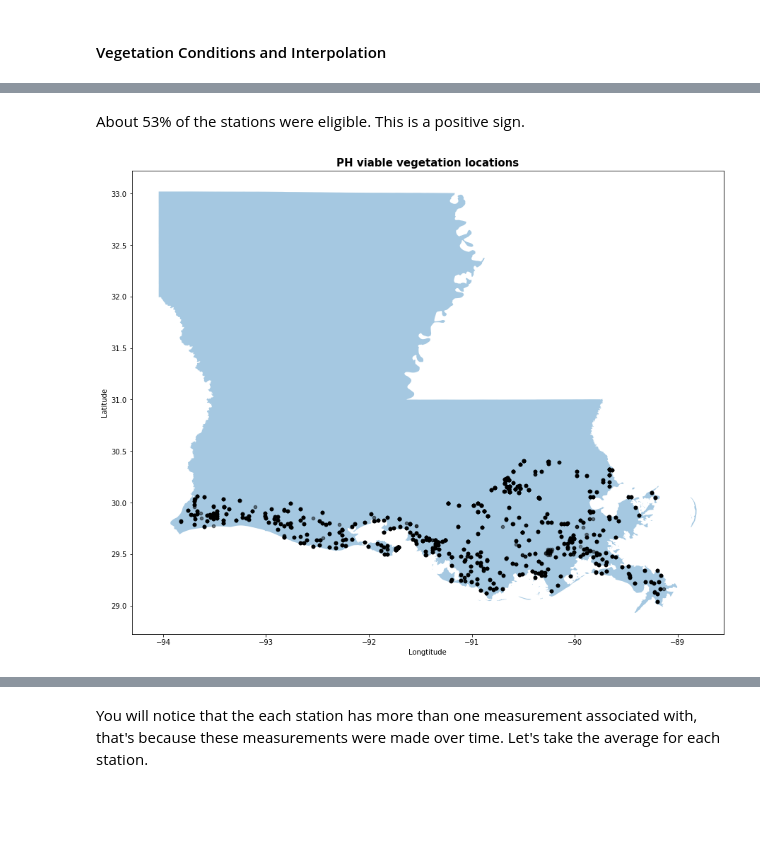
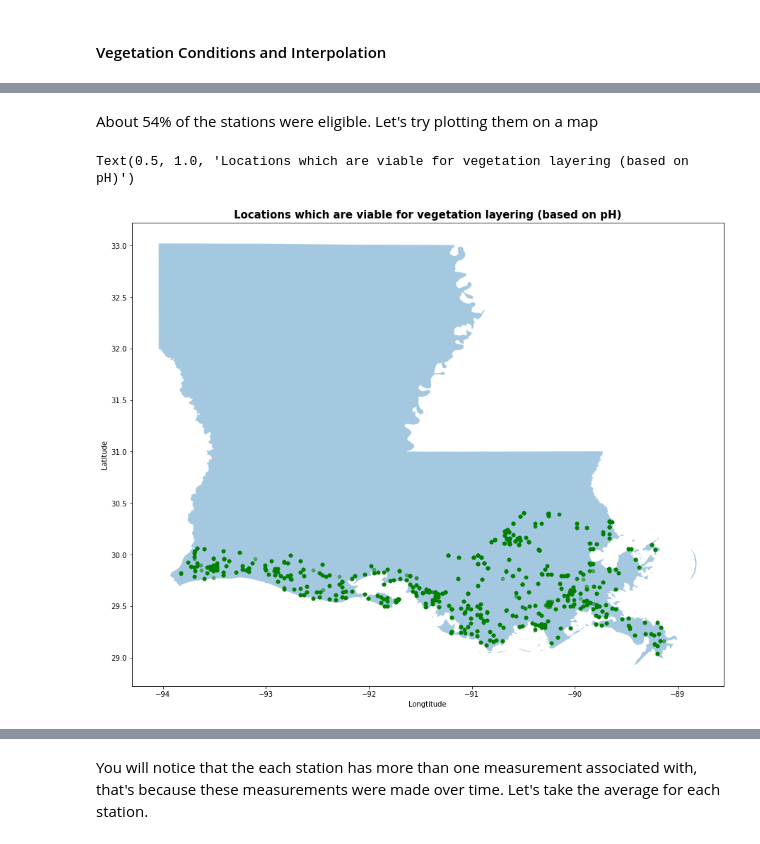
Before and after one commit to MinaSSaleh/MinaSSaleh.github.io, a Jupyter notebook: FinalTutorial.ipynb, the cells around one changed output, grey strips where cells are left out. Cells and saved outputs as stored; diff of their text form; code cells hidden in the pictures; blank space fills up the shorter version.

```diff
--- a/FinalTutorial.ipynb
+++ b/FinalTutorial.ipynb
@@ -70,8 +70,8 @@ After downloading and unzipping, we are left with csv files. We shall install th
 in preparation for the load step below. Let's have a look.
 # %%
 # Load the data into pandas dataframes.
-hydro_untidy = pd.read_csv(pjoin("data", "Full_Discrete_hydrographic.csv"), encoding="latin1")
 accretion_untidy = pd.read_csv(pjoin("data", "Full_Accretion.csv"), encoding="latin1")
+hydro_untidy = pd.read_csv(pjoin("data", "Full_Discrete_Hydrographic.csv"), encoding="latin1")
 biomass_untidy = pd.read_csv(pjoin("data", "Full_Biomass.csv"), encoding="latin1")
 soil_untidy = pd.read_csv(pjoin("data", "Full_Soil_Properties.csv"), encoding="latin1")
 # Take a look at the data
@@ -368,6 +370,6 @@ Plant roots can sturdy the structure of the sand, and reduce the risk of erosion
 # %%
 unique_stations=(pd.unique(soil["Station ID"]))
-pH_eligible=soil[(soil["Soil pH"] < 8.6) & (soil["Soil pH"] > 5)]
+pH_eligible=soil[(soil["Soil pH"] < 8) & (soil["Soil pH"] > 5)]
 display(pH_eligible)
 stations=pd.unique(soil["Station ID"])
 pH_stations=pd.unique(pH_eligible["Station ID"])
@@ -390,13 +392,14 @@ print(len(pH_stations)/len(stations))
 # %% [markdown]
-About 53% of the stations were eligible. This is a positive sign.
+About 54% of the stations were eligible. Let's try plotting them on a map
 # %%
 # Create axes for map object.
 fig, ax = plt.subplots(figsize=(15, 15))
 LA_plot(pH_eligible, ax, alpha=0.2, label=label, legend=True,
-            markersize=20, c="black")
-ax.set_title("PH viable vegetation locations", fontsize=15,fontweight="bold");
+            markersize=20, c="green")
+ax.set_title("Locations which are viable for vegetation layering (based on pH)", fontsize=15,fontweight="bold", c="black")
 # %% [output]
+Text(0.5, 1.0, 'Locations which are viable for vegetation layering (based on pH)')
-[figure, old version]
+[figure, new version]
 # %%
 display(pH_eligible)
 # %% [output]
```
Also changed, not shown: parts of 20 cells of this notebook, 1 other file.
